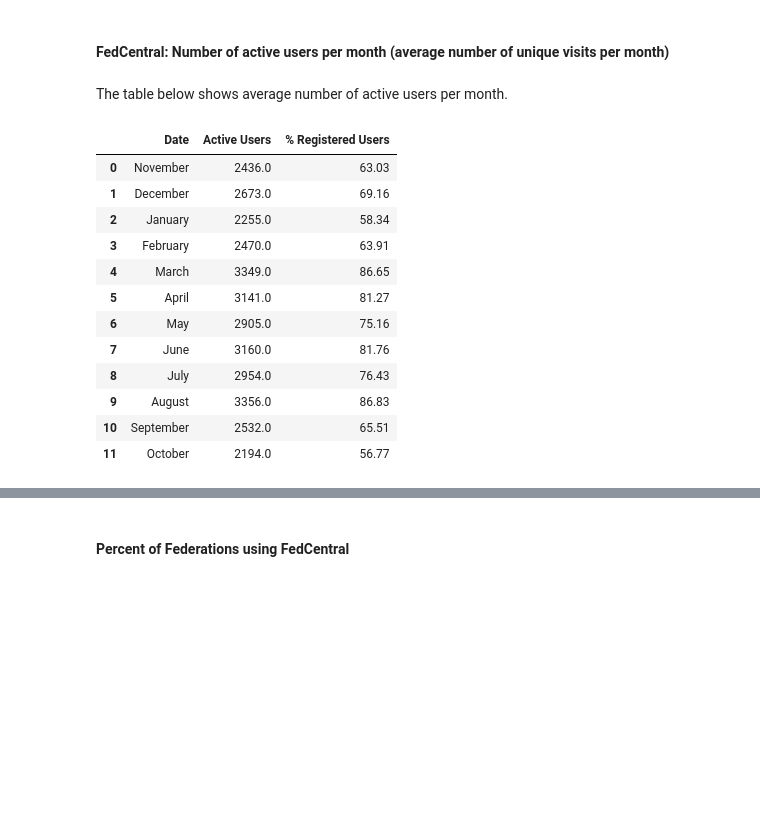
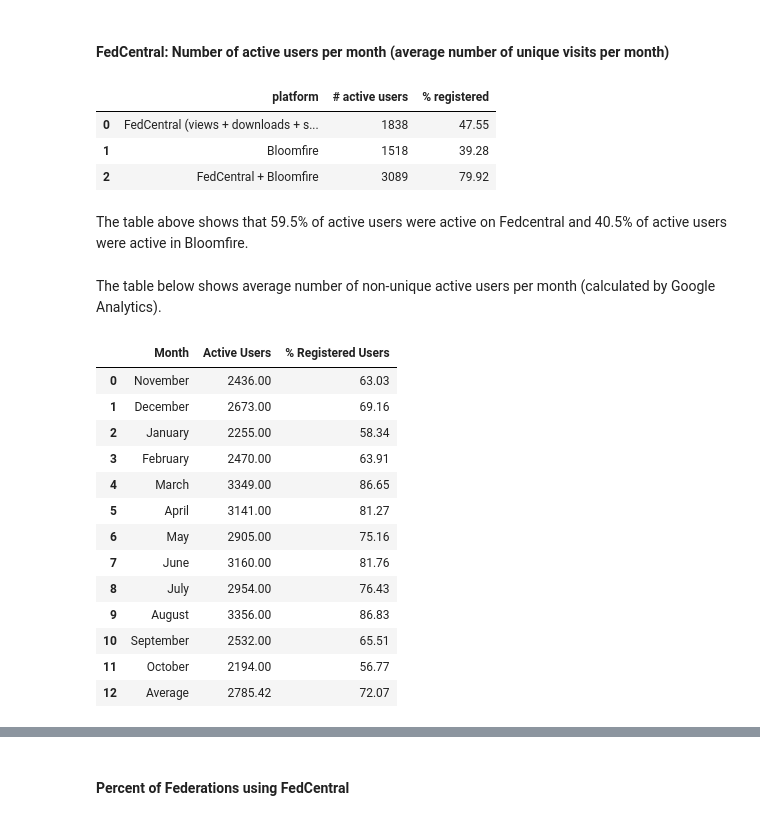
Before and after one commit to olga0503/DATA602hw1, a Jupyter notebook: FedCentral Analytics .ipynb, the cells around one changed output, grey strips where cells are left out. Saved outputs shown, nothing was run; the diff lists cells and outputs as text; code cells hidden in the pictures; blank space fills up the shorter version.

```diff
--- a/FedCentral Analytics .ipynb
+++ b/FedCentral Analytics .ipynb
@@ -141,26 +175,47 @@ users_weekly
 On average 899 FedCentral members use FedCentral monthly(weekends and holidays were excluded).
 # %% [markdown]
 #### FedCentral: Number of active users per month (average number of unique visits per month)
+# %%
+active_users_fedweb_bloomfire = pd.DataFrame()
+active_users_fedweb_bloomfire['platform'] = ['FedCentral (views + downloads + searches)','Bloomfire','FedCentral + Bloomfire']
+fedweb_active = set(fedcentral_users[fedcentral_users['Last Login']<'1/1/2018']['Email'].str.lower())
+active_bloom = set(members_bloomfire['Email'].str.lower())
+active_users_fedweb_bloomfire['# active users'] = [len(fedweb_active),
+                                             len(active_bloom),
+                                             len(set(active_bloom.union(fedweb_active)))]
+active_users_fedweb_bloomfire['% registered'] = [len(fedweb_active)/len(fedcentral_users),len(active_bloom)/len(fedcentral_users),len(active_bloom.union(fedweb_active))/len(fedcentral_users)]
+active_users_fedweb_bloomfire['% registered'] = round(active_users_fedweb_bloomfire['% registered']*100,2)
+active_users_fedweb_bloomfire
+# %% [output]
+|  | platform | # active users | % registered |
+| 0 | FedCentral (views + downloads + s... | 1838 | 47.55 |
+| 1 | Bloomfire | 1518 | 39.28 |
+| 2 | FedCentral + Bloomfire | 3089 | 79.92 |
+# %% [markdown]
+The table above shows that 59.5% of active users were active on Fedcentral and 40.5% of active users were active in Bloomfire.
 # %% [markdown]
-The table below shows average number of active users per month.
+The table below shows average number of non-unique active users per month (calculated by Google Analytics).
 # %%
-#active_users_monthly = pd.read_csv('active_users_monthly.csv',skiprows=1,names=['date','Active Users'],parse_dates=["date"], index_col="date")
-#active_users_monthly = round(active_users_monthly.resample('M')['Active Users'].mean()*1.25,0)
-#active_users_monthly = pd.DataFrame(({'Date':active_users_monthly.index, 'Active Users':active_users_monthly.values}))
-#active_users_monthly['Date'] = ['November','December','January','February','March','April','May','June','July','August','September','October']
-#active_users_monthly['% Registered Users'] = round(active_users_monthly['Active Users']*100/len(fedcentral_users),2)
-#active_users_monthly
+active_users_monthly = pd.read_csv('active_users_monthly.csv',skiprows=1,names=['date','Active Users'],parse_dates=["date"], index_col="date")
+active_users_monthly = round(active_users_monthly.resample('M')['Active Users'].mean()*1.25,0)
+active_users_monthly = pd.DataFrame(({'Month':active_users_monthly.index, 'Active Users':active_users_monthly.values}))
+active_users_monthly['Month'] = ['November','December','January','February','March','April','May','June','July','August','September','October']
+active_users_monthly['% Registered Users'] = round(active_users_monthly['Active Users']*100/len(fedcentral_users),2)
+active_users_monthly.loc[12] = ['Average', active_users_monthly['Active Users'].mean(), active_users_monthly['% Registered Users'].mean()]
+active_users_monthly.style.applymap('font-weight:bold;',subset=active_users_monthly.loc[12])
+round(active_users_monthly,2)
 # %% [output]
-|  | Date | Active Users | % Registered Users |
-| 0 | November | 2436.0 | 63.03 |
-| 1 | December | 2673.0 | 69.16 |
-| 2 | January | 2255.0 | 58.34 |
-| 3 | February | 2470.0 | 63.91 |
-| 4 | March | 3349.0 | 86.65 |
-| 5 | April | 3141.0 | 81.27 |
-| 6 | May | 2905.0 | 75.16 |
-| 7 | June | 3160.0 | 81.76 |
-| 8 | July | 2954.0 | 76.43 |
-| 9 | August | 3356.0 | 86.83 |
-| 10 | September | 2532.0 | 65.51 |
-| 11 | October | 2194.0 | 56.77 |
+|  | Month | Active Users | % Registered Users |
+| 0 | November | 2436.00 | 63.03 |
+| 1 | December | 2673.00 | 69.16 |
+| 2 | January | 2255.00 | 58.34 |
+| 3 | February | 2470.00 | 63.91 |
+| 4 | March | 3349.00 | 86.65 |
+| 5 | April | 3141.00 | 81.27 |
+| 6 | May | 2905.00 | 75.16 |
+| 7 | June | 3160.00 | 81.76 |
+| 8 | July | 2954.00 | 76.43 |
+| 9 | August | 3356.00 | 86.83 |
+| 10 | September | 2532.00 | 65.51 |
+| 11 | October | 2194.00 | 56.77 |
+| 12 | Average | 2785.42 | 72.07 |
```
Also changed, not shown: parts of 26 cells of this notebook.
